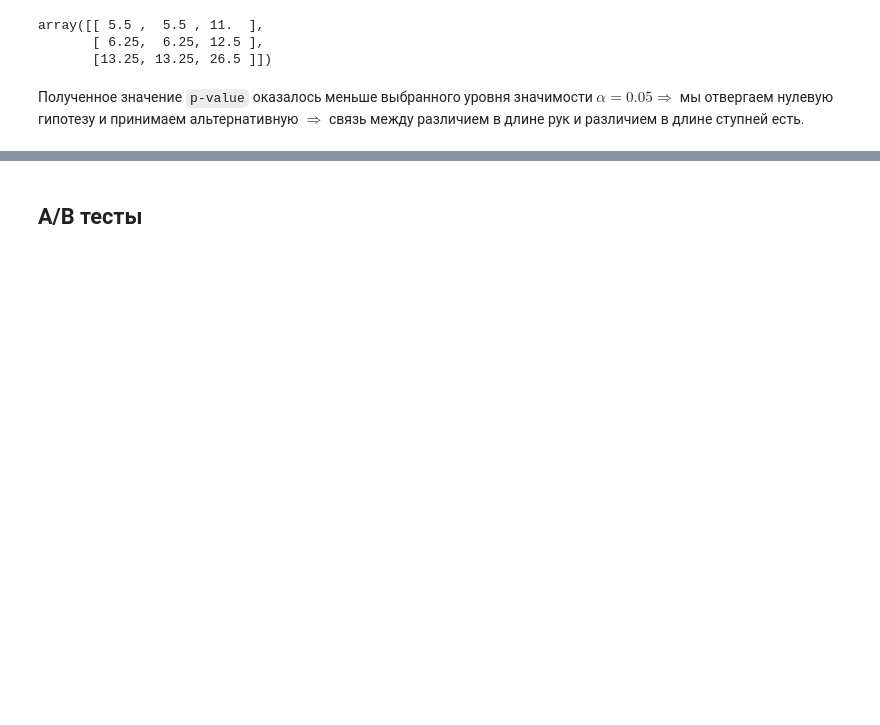
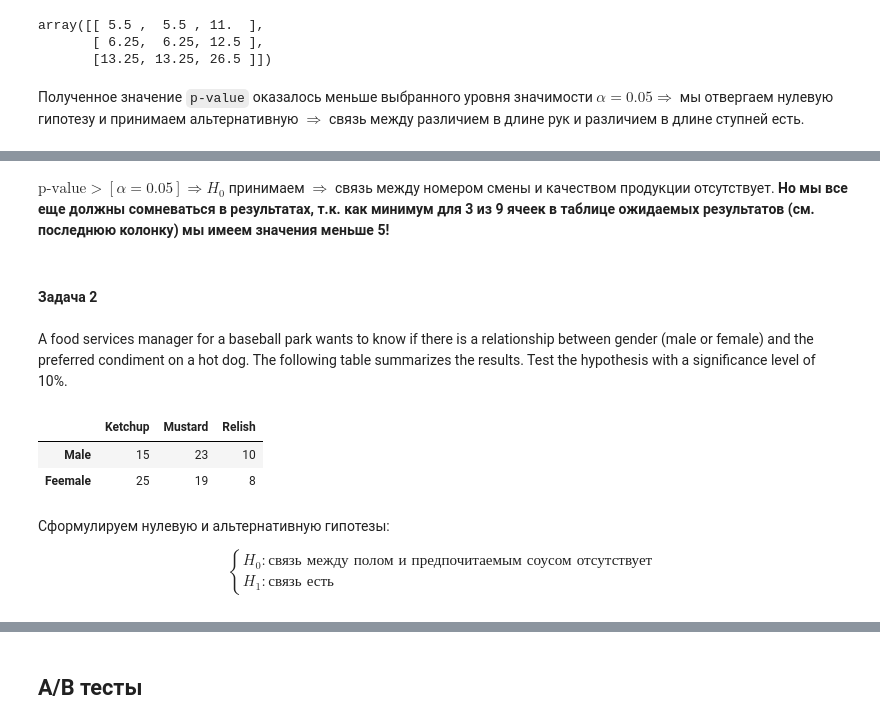
Before and after one commit to JosephFrancisTribbiani/ds, a Jupyter notebook: Statistic/stat_tests.ipynb, the cells around one changed output, grey strips where cells are left out. Drawn from its saved outputs; the diff is of its cells as text; code cells hidden in the pictures; blank space fills up the shorter version.

```diff
--- a/Statistic/stat_tests.ipynb
+++ b/Statistic/stat_tests.ipynb
@@ -482,0 +532,28 @@ array([[ 5.5 ,  5.5 , 11.  ],
+# %% [markdown]
+$\text{p-value} > \left [ \alpha = 0.05 \right ] \Rightarrow H_{0}$ принимаем $\Rightarrow$ связь между номером смены и качеством продукции отсутствует. **Но мы все еще должны сомневаться в результатах, т.к. как минимум для 3 из 9 ячеек в таблице ожидаемых результатов (см. последнюю колонку) мы имеем значения меньше 5!**
+# %% [markdown]
+#### Задача 2
+# %% [markdown]
+A food services manager for a baseball park wants to know if there is a relationship between gender (male or female) and the preferred condiment on a hot dog. The following table summarizes the results. Test the hypothesis with a significance level of 10%.
+# %%
+with open("./data./gender_and_condiment.txt", "r", encoding="utf-8") as f:
+    columns = f.readline().split()
+    rows = f.readline().split()
+    data = [list(map(int, line.split())) for line in f.readlines()]
+df = pd.DataFrame(data=data, columns=columns, index=rows)
+display(df)
+# %% [output]
+|  | Ketchup | Mustard | Relish |
+| Male | 15 | 23 | 10 |
+| Feemale | 25 | 19 | 8 |
+# %% [markdown]
+Сформулируем нулевую и альтернативную гипотезы:
+
+$$
+\begin{equation*}
+\begin{cases}
+H_{0}: \text{связь между полом и предпочитаемым соусом отсутствует} \\
+H_{1}: \text{связь есть}
+\end{cases}
+\end{equation*}
+$$
```
Also changed, not shown: parts of 8 cells of this notebook, 2 other files.
